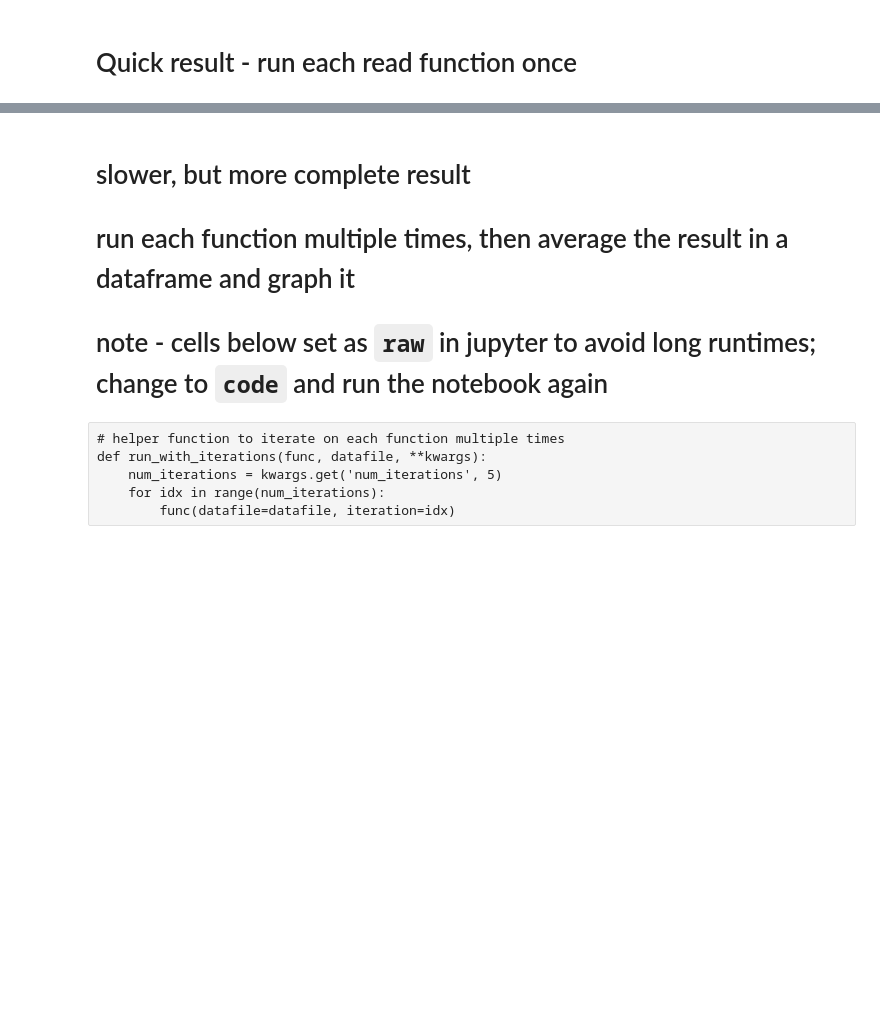
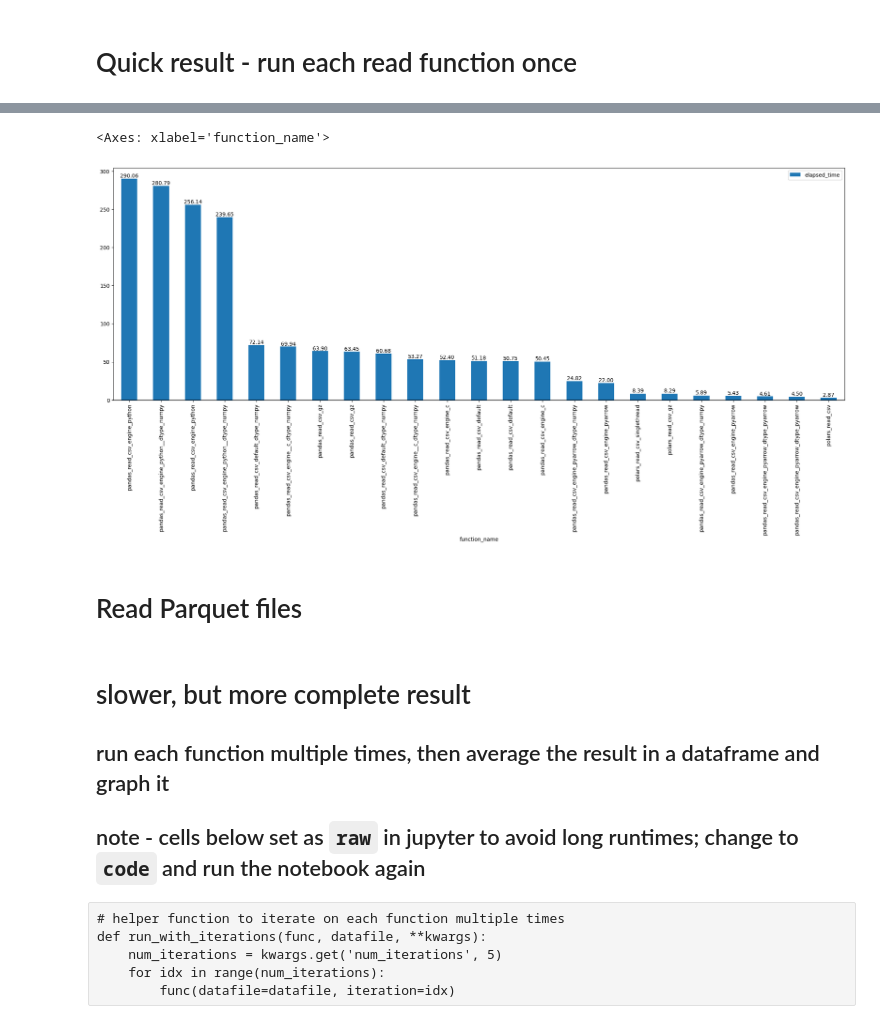
Before and after one commit to surfaceowl/talk_nov2023_pandas_polars_arrow, a Jupyter notebook: performance_comparison.ipynb, the cells around one changed output, grey strips where cells are left out. Cells and saved outputs as stored; diff of their text form; code cells hidden in the pictures; blank space fills up the shorter version.

Commit message:
update perf notebook; add closing slides + refine

```diff
--- a/performance_comparison.ipynb
+++ b/performance_comparison.ipynb
@@ -238,0 +271,6 @@ df_results.sort_values(["elapsed_time", "function_name"], ascending=[False, True
+# %%
+# re-read datafile and repeat plot
+df_csv_results_v2 = pd.read_csv(
+    "time_csv_results.csv", header=0, engine="pyarrow", dtype_backend="pyarrow"
+)
+df_csv_results_v2
@@ -238,0 +295,11 @@ df_results.sort_values(["elapsed_time", "function_name"], ascending=[False, True
+# %%
+ax_csv_v2 = df_csv_results_v2.sort_values(["elapsed_time", "function_name"], ascending=[False, True]).plot(
+    kind="bar", x="function_name", y="elapsed_time", figsize=(25, 8)
+);
+ax_csv_v2.bar_label(ax_csv_v2.containers[0], fmt='%.2f')
+ax_csv_v2
+# %% [output]
+<Axes: xlabel='function_name'>
+[figure, added]
+# %% [markdown]
+# Read Parquet files
@@ -239,8 +318,8 @@ df_results.sort_values(["elapsed_time", "function_name"], ascending=[False, True
 # %% [markdown]
 # slower, but more complete result
-# run each function multiple times, then average the result in a dataframe and graph it
+## run each function multiple times, then average the result in a dataframe and graph it
 
-# note - cells below set as `raw` in jupyter to avoid long runtimes; change to `code` and run the notebook again
+## note - cells below set as `raw` in jupyter to avoid long runtimes; change to `code` and run the notebook again
 # %% [raw]
 # helper function to iterate on each function multiple times
 def run_with_iterations(func, datafile, **kwargs):
```
Also changed, not shown: parts of 17 cells of this notebook, 8 other files.
